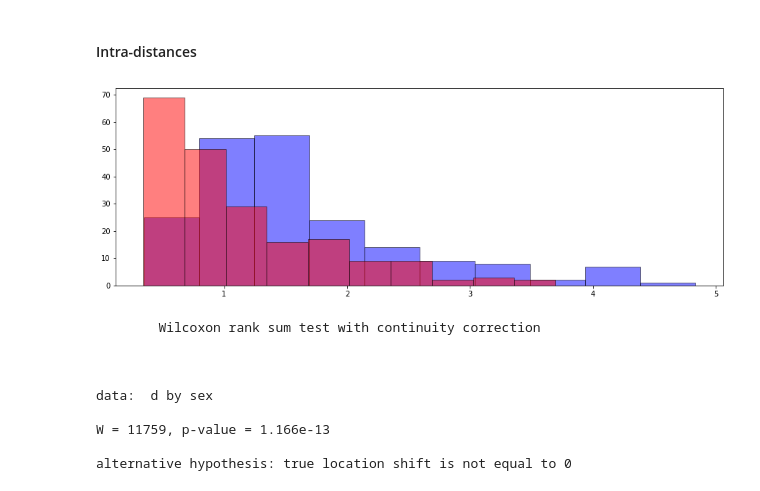
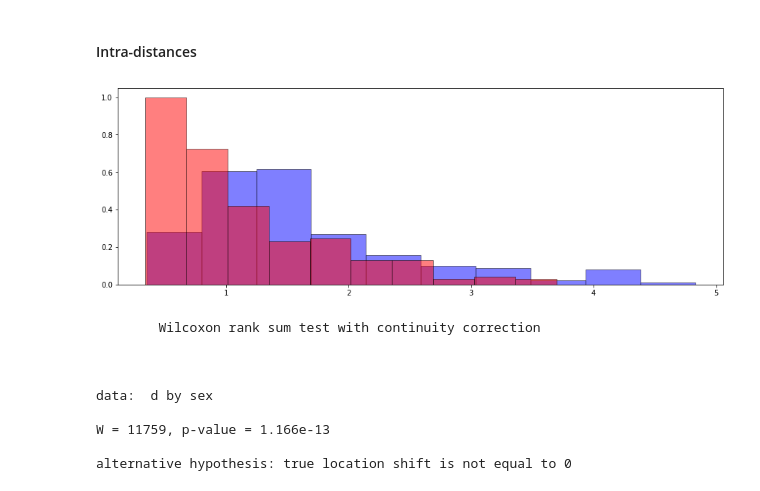
Before and after one commit to pfernique/RGHAFS20, a Jupyter notebook: RGHAFS20.ipynb, the cells around one changed output. Drawn from its saved outputs; the diff is of its cells as text; code cells hidden in the pictures.

```diff
--- a/RGHAFS20.ipynb
+++ b/RGHAFS20.ipynb
@@ -206,7 +207,8 @@ for sex, color in zip(['M', 'F'], [.3, .6]):
     axes.hist([alpha * length**beta for length in lengths.Length[lengths.Stage == sex].tolist()],
               alpha=color,
               color='k',
-              edgecolor='k')
+              edgecolor='k',
+              density=True)
 axes.set_xlabel('Weight')
 axes.set_ylabel('Frequency')
 fig.savefig('weight.svg')
@@ -317,25 +344,33 @@ The Wilcoxon rank sum test is used since the obersations are clearly non-normal.
 # %%
 from RGHAFS20.distances import intra
 frames = []
 for id_frame in range(1,20):
     frame = read_csv(os.path.join('share',
                                   'frame_' + str(id_frame) + '/points.csv'),
                      sep='\t')
     for sex in ['F', 'M']:
         if id_frame < 16:
             X, Y, Z = SI(frame[frame.Type == sex], 'micro')
         else:
             X, Y, Z = SI(frame[frame.Type == sex], 'mm')
         for d in intra(X, Y, Z):
             frames.append([d, sex])
 frames = DataFrame(data=frames, columns=['d', 'sex'])
 R.assign('frames', frames)
 fig = plt.figure(figsize=(15,5))
 axes = fig.add_subplot(1,1,1)
-histM = axes.hist(frames[frames.sex == 'M'].d.tolist(), alpha=.5, color='b', edgecolor='k')
-histF = axes.hist(frames[frames.sex == 'F'].d.tolist(), alpha=.5, color='r', edgecolor='k')
+histM = axes.hist(frames[frames.sex == 'M'].d.tolist(),
+                  alpha=.5,
+                  color='b',
+                  edgecolor='k',
+                  density=True)
+histF = axes.hist(frames[frames.sex == 'F'].d.tolist(),
+                  alpha=.5,
+                  color='r',
+                  edgecolor='k',
+                  density=True)
 # %% [output]
-[figure, old version]
+[figure, new version]
 # %%
 print(R('wilcox.test(d ~ sex, data=frames)'))
 # %% [output]
```
Also changed, not shown: parts of 8 cells of this notebook.
